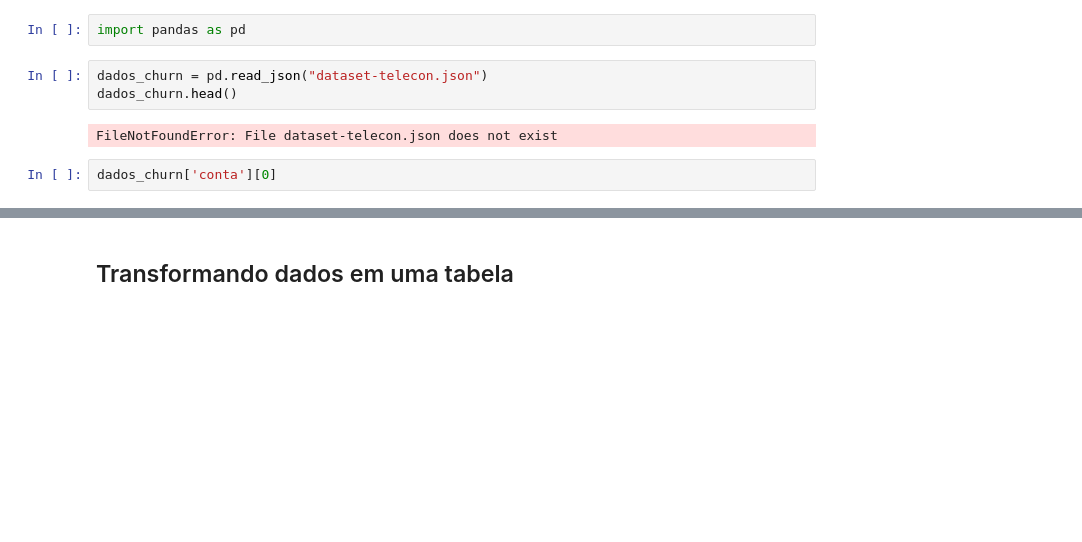
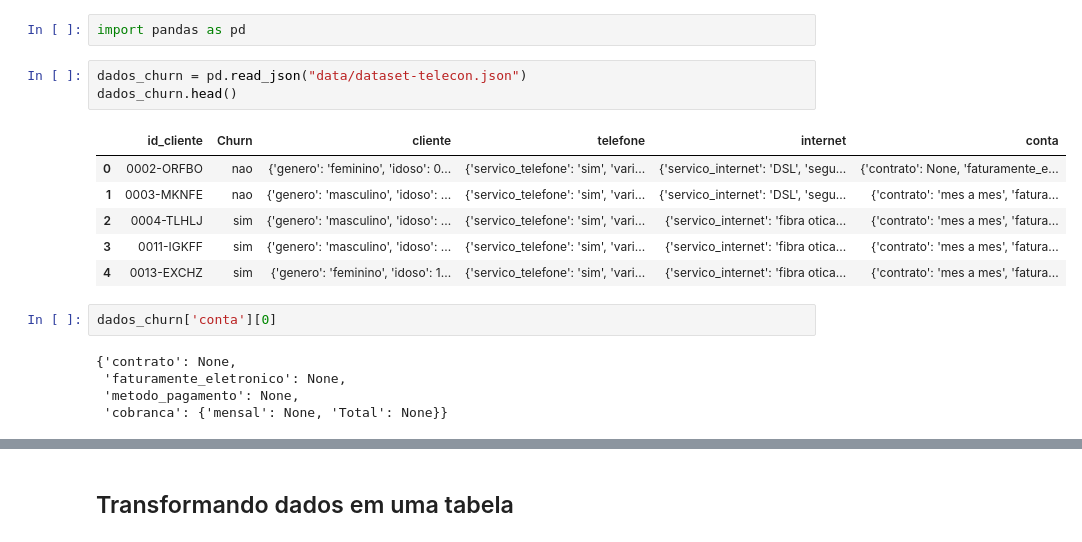
Before and after one commit to Benefrancis/clean-data-for-machine-learning, a Jupyter notebook: projeto final.ipynb, the cells around one changed output, grey strips where cells are left out. Cells and saved outputs as stored; diff of their text form; blank space fills up the shorter version.

```diff
--- a/projeto final.ipynb
+++ b/projeto final.ipynb
@@ -3,11 +3,21 @@
 # %%
 import pandas as pd
 # %%
-dados_churn = pd.read_json("dataset-telecon.json")
+dados_churn = pd.read_json("data/dataset-telecon.json")
 dados_churn.head()
 # %% [output]
-FileNotFoundError: File dataset-telecon.json does not exist
+|  | id_cliente | Churn | cliente | telefone | internet | conta |
+| 0 | 0002-ORFBO | nao | {'genero': 'feminino', 'idoso': 0... | {'servico_telefone': 'sim', 'vari... | {'servico_internet': 'DSL', 'segu... | {'contrato': None, 'faturamente_e... |
+| 1 | 0003-MKNFE | nao | {'genero': 'masculino', 'idoso': ... | {'servico_telefone': 'sim', 'vari... | {'servico_internet': 'DSL', 'segu... | {'contrato': 'mes a mes', 'fatura... |
+| 2 | 0004-TLHLJ | sim | {'genero': 'masculino', 'idoso': ... | {'servico_telefone': 'sim', 'vari... | {'servico_internet': 'fibra otica... | {'contrato': 'mes a mes', 'fatura... |
+| 3 | 0011-IGKFF | sim | {'genero': 'masculino', 'idoso': ... | {'servico_telefone': 'sim', 'vari... | {'servico_internet': 'fibra otica... | {'contrato': 'mes a mes', 'fatura... |
+| 4 | 0013-EXCHZ | sim | {'genero': 'feminino', 'idoso': 1... | {'servico_telefone': 'sim', 'vari... | {'servico_internet': 'fibra otica... | {'contrato': 'mes a mes', 'fatura... |
 # %%
 dados_churn['conta'][0]
+# %% [output]
+{'contrato': None,
+ 'faturamente_eletronico': None,
+ 'metodo_pagamento': None,
+ 'cobranca': {'mensal': None, 'Total': None}}
 # %%
 pd.json_normalize(dados_churn['conta']).head()
```
Also changed, not shown: parts of 58 cells of this notebook.
